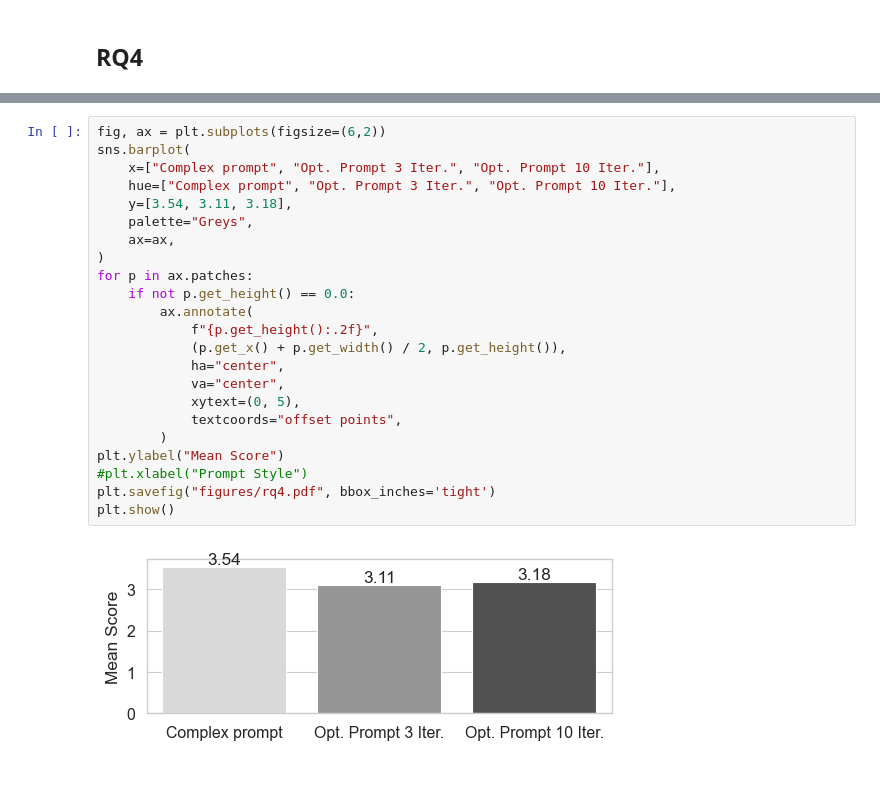
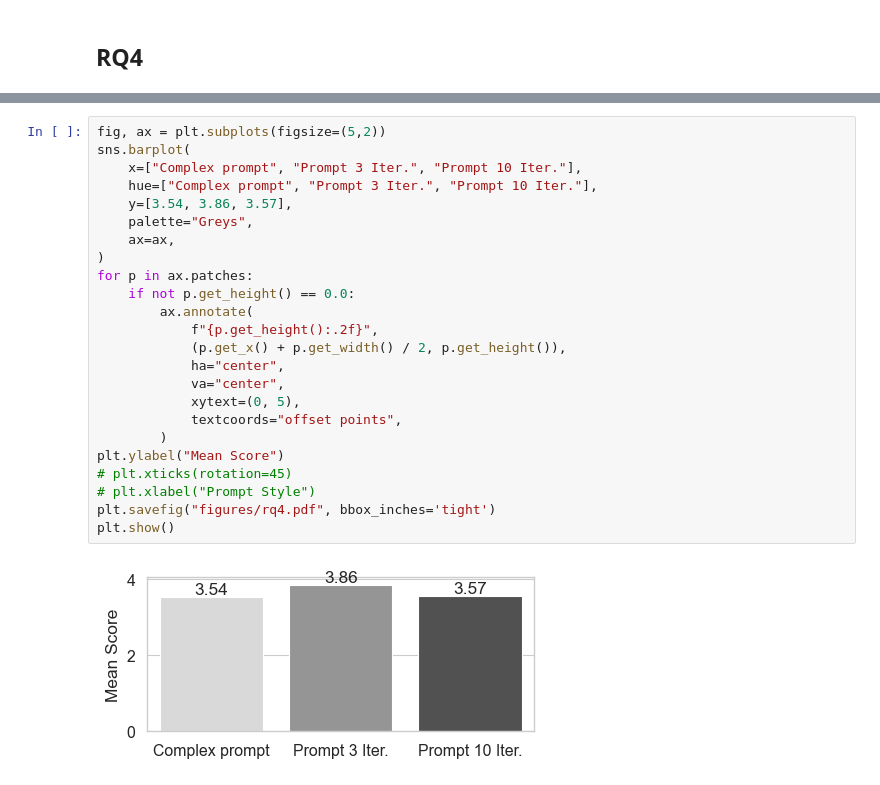
Before and after one commit to giordanoDaloisio/XQuantum, a Jupyter notebook: analysis.ipynb, the cells around one changed output, grey strips where cells are left out. Cells and saved outputs as stored; diff of their text form.

```diff
--- a/analysis.ipynb
+++ b/analysis.ipynb
@@ -142,26 +142,27 @@ Iterations
 Name: Score, dtype: float64
 # %%
-fig, ax = plt.subplots(figsize=(6,2))
+fig, ax = plt.subplots(figsize=(5,2))
 sns.barplot(
-    x=["Complex prompt", "Opt. Prompt 3 Iter.", "Opt. Prompt 10 Iter."],
-    hue=["Complex prompt", "Opt. Prompt 3 Iter.", "Opt. Prompt 10 Iter."],
-    y=[3.54, 3.11, 3.18],
+    x=["Complex prompt", "Prompt 3 Iter.", "Prompt 10 Iter."],
+    hue=["Complex prompt", "Prompt 3 Iter.", "Prompt 10 Iter."],
+    y=[3.54, 3.86, 3.57],
     palette="Greys",
     ax=ax,
 )
 for p in ax.patches:
     if not p.get_height() == 0.0:
         ax.annotate(
             f"{p.get_height():.2f}",
             (p.get_x() + p.get_width() / 2, p.get_height()),
             ha="center",
             va="center",
             xytext=(0, 5),
             textcoords="offset points",
         )
 plt.ylabel("Mean Score")
-#plt.xlabel("Prompt Style")
+# plt.xticks(rotation=45)
+# plt.xlabel("Prompt Style")
 plt.savefig("figures/rq4.pdf", bbox_inches='tight')
 plt.show()
 # %% [output]
-[figure, old version]
+[figure, new version]
```
Also changed, not shown: parts of 3 cells of this notebook, 5 other files.
